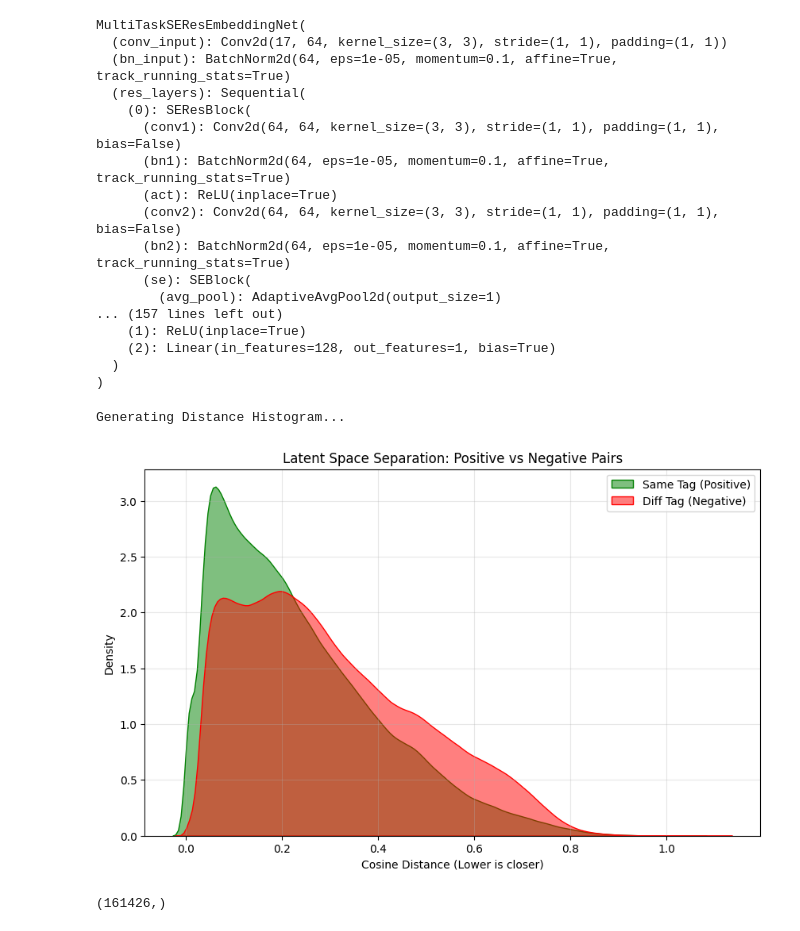
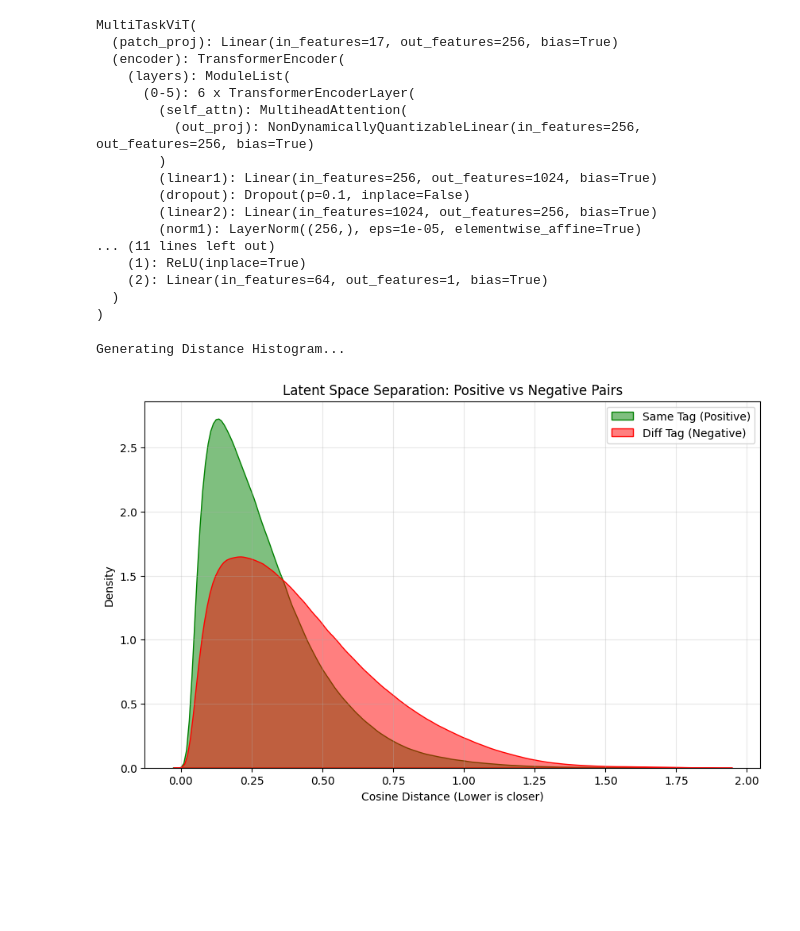
Before and after one commit to Eli-Shattuck/CSE5825_BML, a Jupyter notebook: notebooks/analysis_embedding.ipynb, the cells around one changed output. Drawn from its saved outputs; the diff is of its cells as text; code cells hidden in the pictures; blank space fills up the shorter version.

```diff
--- a/notebooks/analysis_embedding.ipynb
+++ b/notebooks/analysis_embedding.ipynb
@@ -66,43 +103,43 @@ len(test_boards)
 # %%
-# Force CPU-only execution
 device = torch.device("cpu")
 # CHECKPOINT = "../checkpoints/SEResEmbeddingNet_20251126_000940/checkpoint_epoch_10.pth"
 # CHECKPOINT = "../checkpoints/SEResEmbeddingNet_20251126_140421/best_checkpoint.pth"
 # CHECKPOINT = "../checkpoints/SEResEmbeddingNet_20251126_161405/best_checkpoint.pth"
-CHECKPOINT = "../checkpoints/MultiTaskSEResEmbeddingNet_20251126_173236/best_checkpoint.pth"
+# CHECKPOINT = "../checkpoints/MultiTaskSEResEmbeddingNet_20251126_173236/best_checkpoint.pth"
+CHECKPOINT =  "../checkpoints/FineTune_Stage2_A100_20251206_2238/best_checkpoint.pth"
 # %%
 # model = SEResEmbeddingNet(embedding_dim=128, num_blocks=10, reduction=8)
-model = MultiTaskSEResEmbeddingNet(embedding_dim=128, num_blocks=10, reduction=8)
+# model = MultiTaskSEResEmbeddingNet(embedding_dim=128, num_blocks=10, reduction=8)
+model = MultiTaskViT(in_channels=17, embed_dim=256, num_heads=8, depth=6, out_dim=128)
 checkpoint = torch.load(CHECKPOINT, map_location='cpu')
 state = checkpoint["model_state_dict"] if "model_state_dict" in checkpoint else checkpoint
 model.load_state_dict(state)
 model = model.to(device)
 model.eval()
 # %% [output]
-MultiTaskSEResEmbeddingNet(
-  (conv_input): Conv2d(17, 64, kernel_size=(3, 3), stride=(1, 1), padding=(1, 1))
-  (bn_input): BatchNorm2d(64, eps=1e-05, momentum=0.1, affine=True, track_running_stats=True)
-  (res_layers): Sequential(
-    (0): SEResBlock(
-      (conv1): Conv2d(64, 64, kernel_size=(3, 3), stride=(1, 1), padding=(1, 1), bias=False)
-      (bn1): BatchNorm2d(64, eps=1e-05, momentum=0.1, affine=True, track_running_stats=True)
-      (act): ReLU(inplace=True)
-      (conv2): Conv2d(64, 64, kernel_size=(3, 3), stride=(1, 1), padding=(1, 1), bias=False)
-      (bn2): BatchNorm2d(64, eps=1e-05, momentum=0.1, affine=True, track_running_stats=True)
-      (se): SEBlock(
-        (avg_pool): AdaptiveAvgPool2d(output_size=1)
-... (157 lines left out)
+MultiTaskViT(
+  (patch_proj): Linear(in_features=17, out_features=256, bias=True)
+  (encoder): TransformerEncoder(
+    (layers): ModuleList(
+      (0-5): 6 x TransformerEncoderLayer(
+        (self_attn): MultiheadAttention(
+          (out_proj): NonDynamicallyQuantizableLinear(in_features=256, out_features=256, bias=True)
+        )
+        (linear1): Linear(in_features=256, out_features=1024, bias=True)
+        (dropout): Dropout(p=0.1, inplace=False)
+        (linear2): Linear(in_features=1024, out_features=256, bias=True)
+        (norm1): LayerNorm((256,), eps=1e-05, elementwise_affine=True)
+... (11 lines left out)
     (1): ReLU(inplace=True)
-    (2): Linear(in_features=128, out_features=1, bias=True)
+    (2): Linear(in_features=64, out_features=1, bias=True)
   )
 )
 # %%
-# Run inference in minibatches on CPU to limit peak memory usage
-batch_size = 64  # tune this for your machine
+batch_size = 512
 embeddings_list = []
 model.eval()
 with torch.no_grad():
-    for i in range(0, len(test_boards), batch_size):
+    for i in tqdm(range(0, len(test_boards), batch_size)):
         batch = np.asarray(test_boards[i : i + batch_size])
         inputs = torch.from_numpy(batch).float()  # CPU tensors
         out = model(inputs)
@@ -115,6 +158,6 @@ embeddings = np.vstack(embeddings_list)
 # %%
-plot_distance_distributions(embeddings, np.asarray(test_labels))
+plot_distance_distributions(embeddings[test_puzzle_idx], np.asarray(test_labels[test_puzzle_idx]))
 # %% [output]
 Generating Distance Histogram...
-[figure, old version]
+[figure, new version]
 # %%
@@ -123,6 +167 @@ embeddings_2d = umap_model.fit_transform(embeddings)
-# %%
-single_label = np.argmax(test_labels, axis=1)
-single_label.shape
-# %% [output]
-(161426,)
 # %%
```
Also changed, not shown: parts of 7 cells of this notebook, 10 other files.
